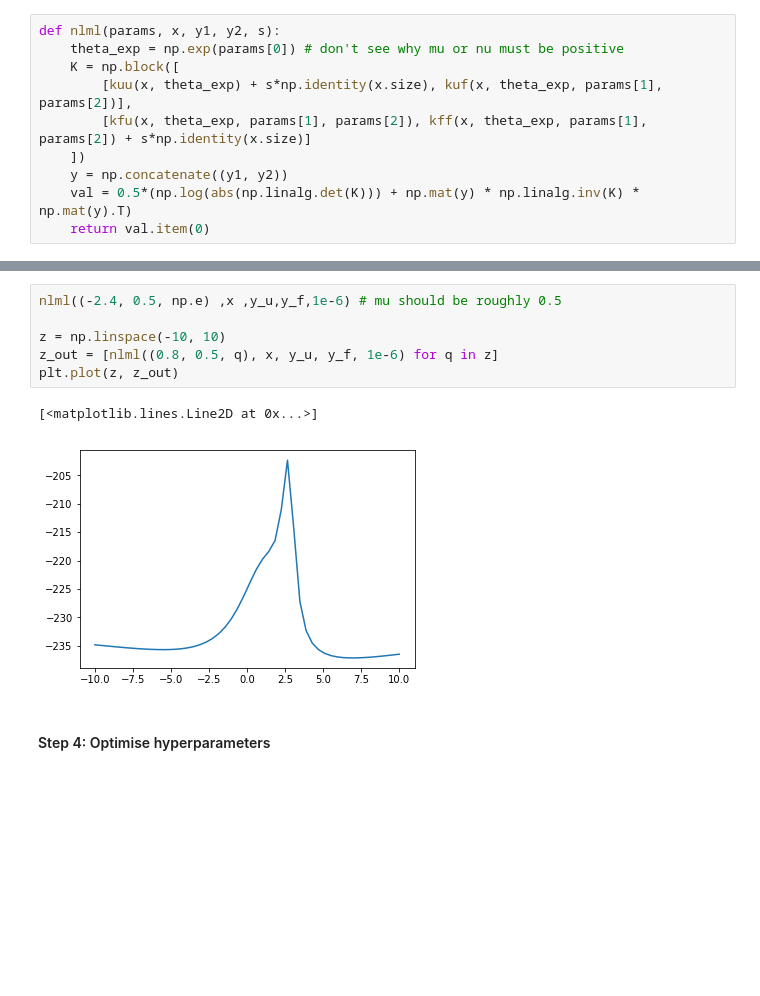
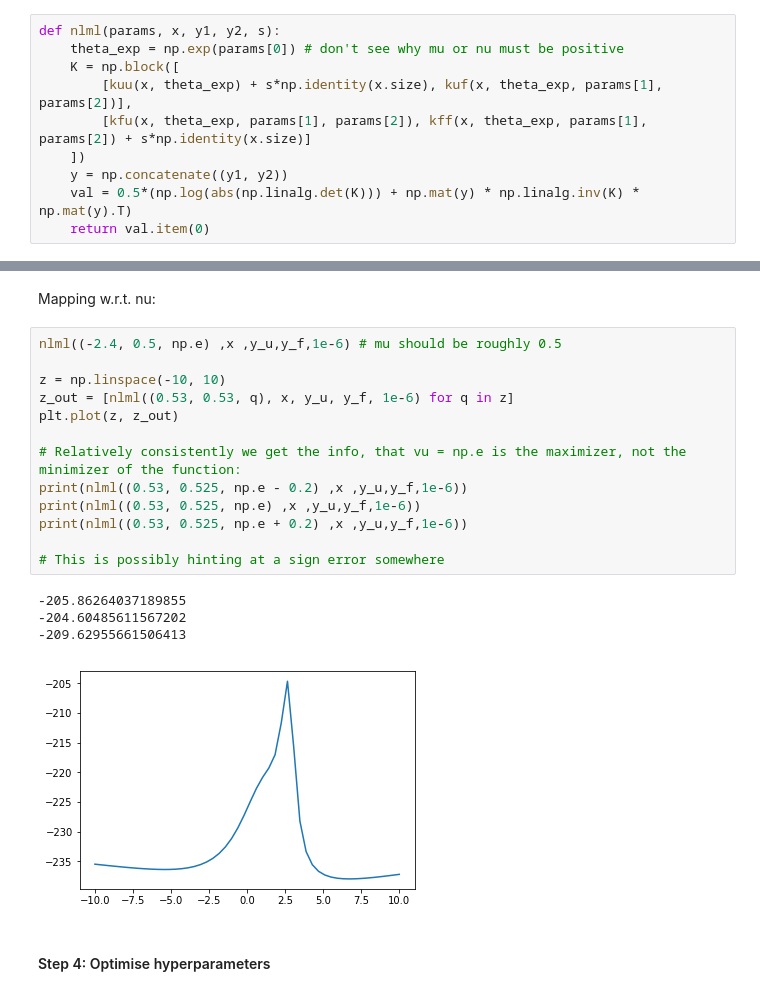
Before and after one commit to ratnania/mlhiphy, a Jupyter notebook: BurgersEquation_ParEst.ipynb, the cells around one changed output, grey strips where cells are left out. Cells and saved outputs as stored; diff of their text form; blank space fills up the shorter version.

```diff
--- a/BurgersEquation_ParEst.ipynb
+++ b/BurgersEquation_ParEst.ipynb
@@ -137,12 +148,23 @@ nlml((np.exp(-2.42), 0.43, 6.25), x, y_u, y_f, 1e-6)
+# %% [markdown]
+Mapping w.r.t. nu:
 # %%
 nlml((-2.4, 0.5, np.e) ,x ,y_u,y_f,1e-6) # mu should be roughly 0.5
 
 z = np.linspace(-10, 10)
-z_out = [nlml((0.8, 0.5, q), x, y_u, y_f, 1e-6) for q in z]
+z_out = [nlml((0.53, 0.53, q), x, y_u, y_f, 1e-6) for q in z]
 plt.plot(z, z_out)
+
+# Relatively consistently we get the info, that vu = np.e is the maximizer, not the minimizer of the function:
+print(nlml((0.53, 0.525, np.e - 0.2) ,x ,y_u,y_f,1e-6))
+print(nlml((0.53, 0.525, np.e) ,x ,y_u,y_f,1e-6))
+print(nlml((0.53, 0.525, np.e + 0.2) ,x ,y_u,y_f,1e-6))
+
+# This is possibly hinting at a sign error somewhere
 # %% [output]
-[<matplotlib.lines.Line2D at 0x...>]
+-205.86264037189855
+-204.60485611567202
+-209.62955661506413
-[figure, old version]
+[figure, new version]
 # %% [markdown]
 #### Step 4: Optimise hyperparameters
 # %%
```
Also changed, not shown: parts of 5 cells of this notebook.
